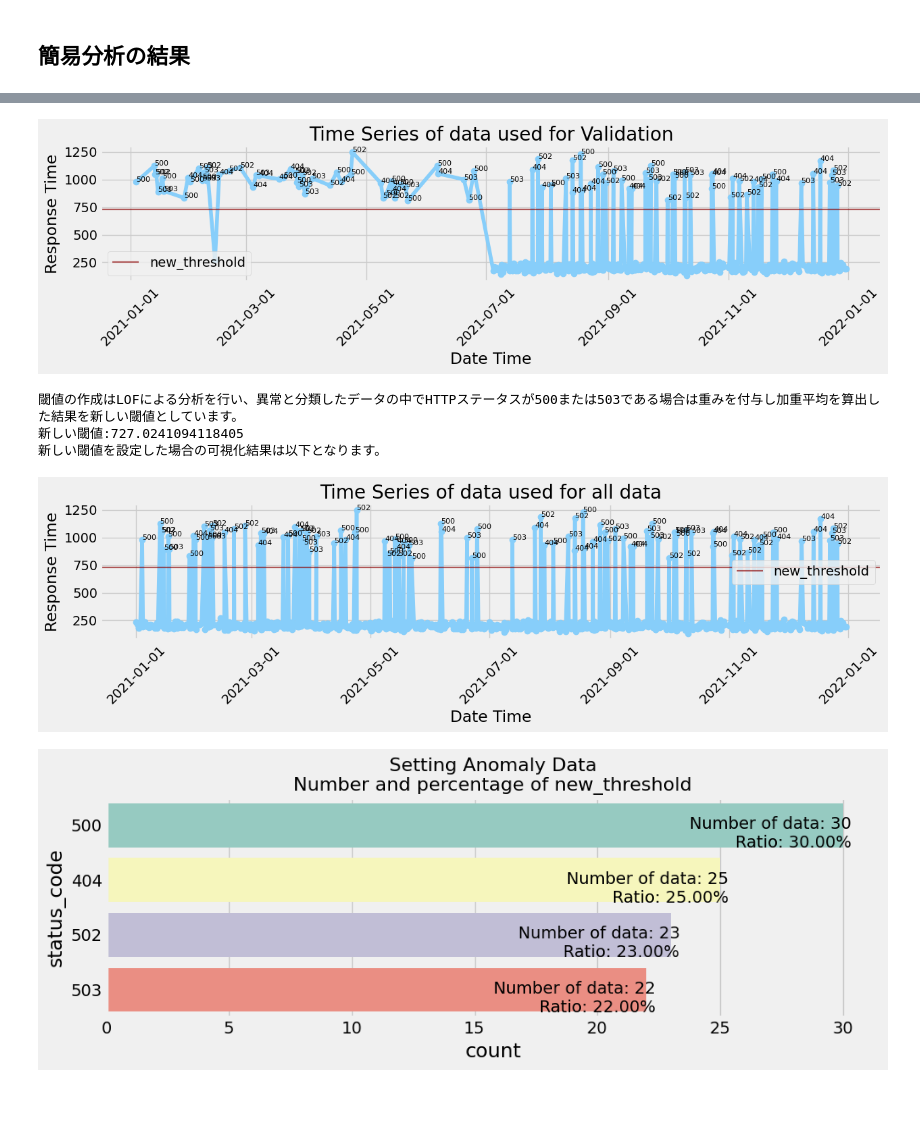
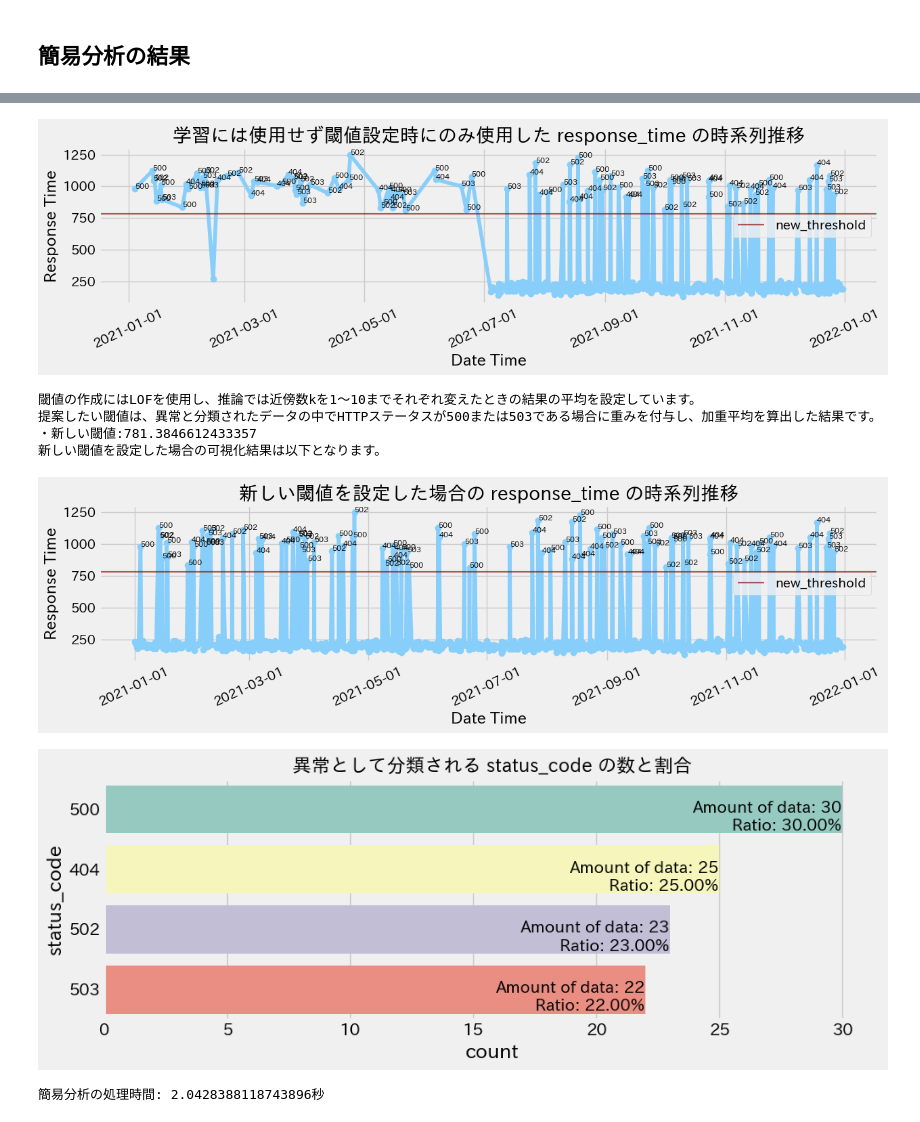
Before and after one commit to sekihan02/chainrwkworkbook, a Jupyter notebook: 007__Anomaly_detection_threshold_setting.ipynb, the cells around one changed output, grey strips where cells are left out. Cells and saved outputs as stored; diff of their text form; code cells hidden in the pictures.

```diff
--- a/007__Anomaly_detection_threshold_setting.ipynb
+++ b/007__Anomaly_detection_threshold_setting.ipynb
@@ -253,7 +280,10 @@ def res_plot_count(feature, title, df, size=1):
     # 最大20カラムをヒストグラムで表示
 #     g = sns.countplot(data=df, x = feature, order = df[feature].value_counts().index[:20], palette='Set3')
     g = sns.countplot(data=df, y = feature, order = df[feature].value_counts().index[:10], palette='Set3')
-    g.set_title("Setting Anomaly Data\nNumber and percentage of {}".format(title), size=16)
+    # g.set_title("Setting Anomaly Data\nNumber and percentage of {}".format(title), size=16)
+    g.set_title("異常として分類される {} の数と割合".format(title), size=16)
+
+
 #     if(size > 2):
         # サイズ2以上の時、行名を90°回転し、表示
 #         plt.xticks(rotation=90, size=8)
@@ -265,9 +295,9 @@ def res_plot_count(feature, title, df, size=1):
 #                 height + 3,
 #                 '{:1.2f}%'.format(100*height/total),
 #                 ha="center")
-        ax.text(width + 0.36,
-                p.get_y()+p.get_height()+.025/2.,
-                f'Number of data: {width}\nRatio: '+'{:1.2f}%'.format(100*width/total),
+        ax.text(width - 0.05,
+                p.get_y()+p.get_height()-.05,
+                f'Amount of data: {width}\nRatio: '+'{:1.2f}%'.format(100*width/total),
                 ha="right")
     plt.tight_layout()
     plt.show()
@@ -480,7 +522,14 @@ train_df.shape, valid_df.shape
 # %%
 from sklearn.neighbors import LocalOutlierFactor
 # %%
-# 近傍数を設定してLOFをインスタンス化
-lof = LocalOutlierFactor(n_neighbors=8, novelty=True, contamination='auto')
-lof.fit(train_df.drop(['date_time', 'status_code'], axis=1))
+# LOFの近傍数kを変化させて検証用データに対する予測結果を取得(
+preds = []
+for k in range(1,11):
+    with Timer(prefix=f'n_neighbors k={k}'):
+        # 近傍数を設定してLOFをインスタンス化
+        lof = LocalOutlierFactor(n_neighbors=k, novelty=True, contamination='auto')
+        lof.fit(train_df.drop(['date_time', 'status_code'], axis=1))
+        pred = lof._predict(valid_df.drop(['date_time', 'status_code'], axis=1))
+
+        preds.append(pred)
 # %% [output]
@@ -494,3 +546,8 @@ pred = lof._predict(valid_df.drop(['date_time', 'status_code'], axis=1))
+# %%
+# 予測結果の平均をとり、0以上なら1(正常)、以下なら-1(異常)に設定
+pred = np.mean(preds, axis=0)
+pred[pred >= 0] = 1
+pred[pred < 0] = -1
 # %%
 valid_df['judgment'] = pred
 # %%
@@ -521,9 +578,9 @@ Name: count, dtype: int64
 w_500 = 1.5
 w_503 = 1.2
 
-pred_anomaly_df['weights'] = 1
-pred_anomaly_df.loc[pred_anomaly_df['status_code'] == 500, 'weights'] = w_500
-pred_anomaly_df.loc[pred_anomaly_df['status_code'] == 503, 'weights'] = w_503
+pred_anomaly_df['weights'] = 1.0
+pred_anomaly_df.loc[pred_anomaly_df['status_code'] == '500', 'weights'] = w_500
+pred_anomaly_df.loc[pred_anomaly_df['status_code'] == '503', 'weights'] = w_503
 
 weighted_mean = (pred_anomaly_df['response_time'] * pred_anomaly_df['weights']).sum() / pred_anomaly_df['weights'].sum()
 simple_mean = pred_anomaly_df['response_time'].mean()
@@ -549,20 +616,29 @@ print(f'四分位範囲外データを除外し、そのデータの半分であ
 # %%
-time_prot(valid_df, new_threshold, lebel_name='new_threshold', color='darkred', title='Time Series of data used for Validation')
+time_prot(valid_df, new_threshold, lebel_name='new_threshold', color='darkred', title='学習には使用せず閾値設定時にのみ使用した response_time の時系列推移')
 # %% [output]
-[figure, old version]
+[figure, new version]
 # %%
 # GPTが生成した文章の前に付ける文章例
-print(f'閾値の作成はLOFによる分析を行い、異常と分類したデータの中でHTTPステータスが500または503である場合は重みを付与し加重平均を算出した結果を新しい閾値としています。\n新しい閾値:{new_threshold}\n新しい閾値を設定した場合の可視化結果は以下となります。')
+print(f'閾値の作成にはLOFを使用し、推論では近傍数kを1～10までそれぞれ変えたときの結果の平均を設定しています。\n提案したい閾値は、異常と分類されたデータの中でHTTPステータスが500または503である場合に重みを付与し、加重平均を算出した結果です。\n・新しい閾値:{new_threshold}\n新しい閾値を設定した場合の可視化結果は以下となります。')
 # %% [output]
-閾値の作成はLOFによる分析を行い、異常と分類したデータの中でHTTPステータスが500または503である場合は重みを付与し加重平均を算出した結果を新しい閾値としています。
-新しい閾値:727.0241094118405
+閾値の作成にはLOFを使用し、推論では近傍数kを1～10までそれぞれ変えたときの結果の平均を設定しています。
+提案したい閾値は、異常と分類されたデータの中でHTTPステータスが500または503である場合に重みを付与し、加重平均を算出した結果です。
+・新しい閾値:781.3846612433357
 新しい閾値を設定した場合の可視化結果は以下となります。
 # %%
-time_prot(df, new_threshold, lebel_name='new_threshold', color='darkred', title='Time Series of data used for all data')
+time_prot(df, new_threshold, lebel_name='new_threshold', color='darkred', title='新しい閾値を設定した場合の response_time の時系列推移')
 # %% [output]
-[figure, old version]
+[figure, new version]
 # %%
 # 新しい閾値を異常と分類した時の異常と分類したデータのstatus_codeの比率を確認する
-res_plot_count(feature='status_code', title='new_threshold', df=df[df['response_time'] >= new_threshold], size=0.32)
+res_plot_count(feature='status_code', title='status_code', df=df[df['response_time'] >= new_threshold], size=0.32)
 # %% [output]
-[figure, old version]
+[figure, new version]
+# %%
+# すべての処理時間
+end_time = time()
+
+elapsed_time = end_time - start_time
+print(f"簡易分析の処理時間: {elapsed_time}秒")
+# %% [output]
+簡易分析の処理時間: 2.0428388118743896秒
```
Also changed, not shown: parts of 31 cells of this notebook, 26 other files.
